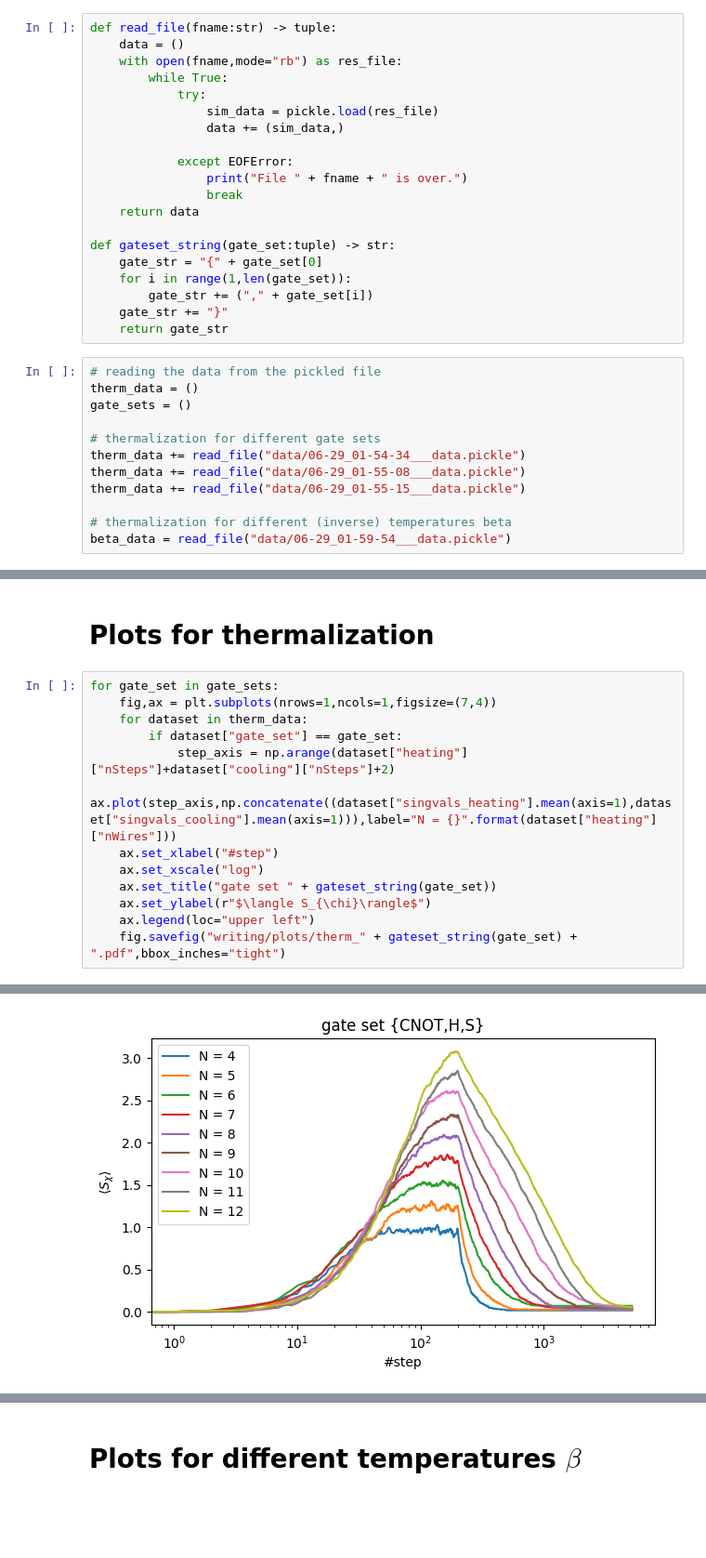
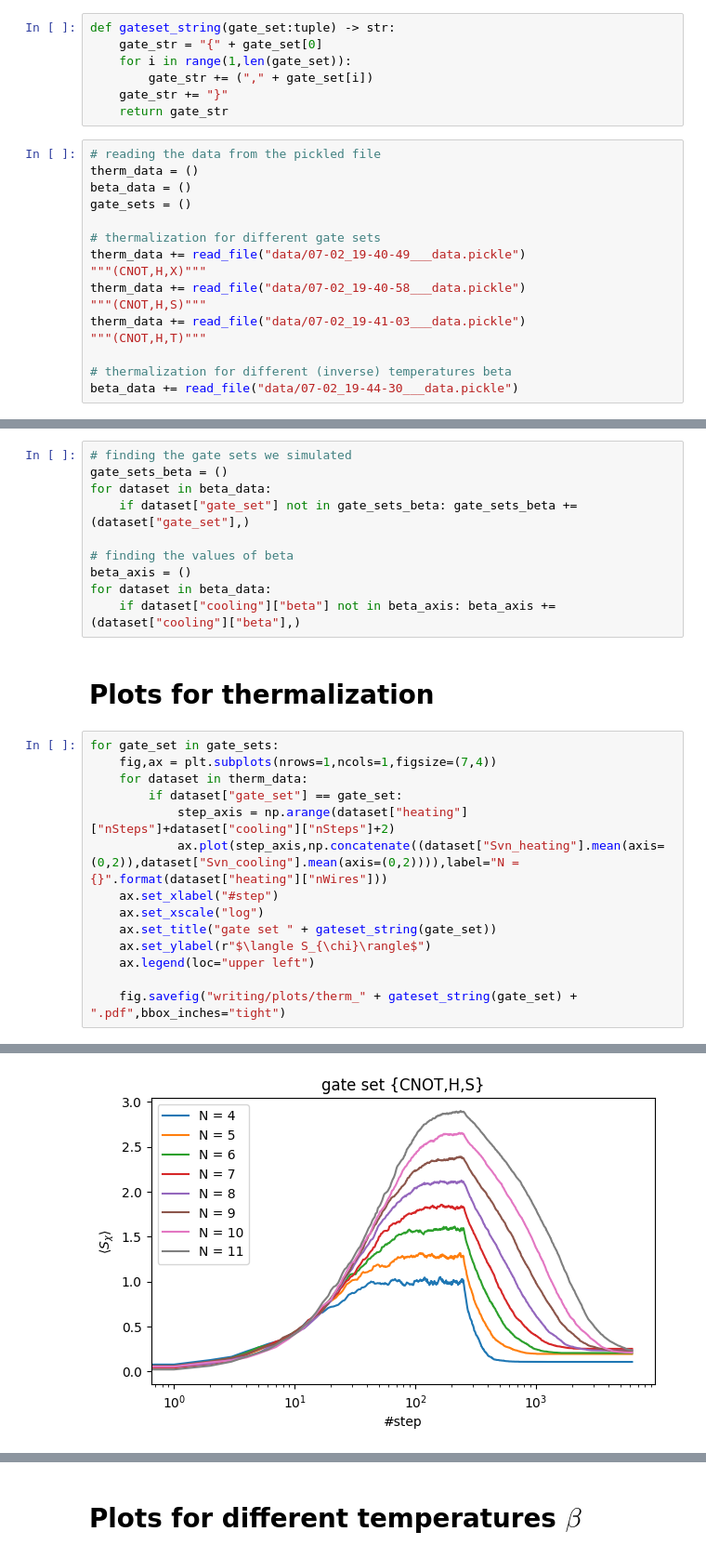
Before and after one commit to HendrikKuehne/entanglement_cooling, a Jupyter notebook: plotting.ipynb, the cells around one changed output, grey strips where cells are left out. Shown: that part at 93% size. Cells and saved outputs as stored; diff of their text form; blank space fills up the shorter version.

```diff
--- a/plotting.ipynb
+++ b/plotting.ipynb
@@ -12,19 +13,6 @@ import matplotlib.patches as mpatches
 lineMarkers = tuple(lineMarkers.keys())
 baseColors = tuple(BASE_COLORS.keys())
 # %%
-def read_file(fname:str) -> tuple:
-    data = ()
-    with open(fname,mode="rb") as res_file:
-        while True:
-            try:
-                sim_data = pickle.load(res_file)
-                data += (sim_data,)
-
-            except EOFError:
-                print("File " + fname + " is over.")
-                break
-    return data
-
 def gateset_string(gate_set:tuple) -> str:
     gate_str = "{" + gate_set[0]
     for i in range(1,len(gate_set)):
@@ -34,13 +22,17 @@ def gateset_string(gate_set:tuple) -> str:
 # %%
 # reading the data from the pickled file
 therm_data = ()
+beta_data = ()
 gate_sets = ()
 
 # thermalization for different gate sets
-therm_data += read_file("data/06-29_01-54-34___data.pickle")
-therm_data += read_file("data/06-29_01-55-08___data.pickle")
-therm_data += read_file("data/06-29_01-55-15___data.pickle")
+therm_data += read_file("data/07-02_19-40-49___data.pickle")
+"""(CNOT,H,X)"""
+therm_data += read_file("data/07-02_19-40-58___data.pickle")
+"""(CNOT,H,S)"""
+therm_data += read_file("data/07-02_19-41-03___data.pickle")
+"""(CNOT,H,T)"""
 
 # thermalization for different (inverse) temperatures beta
-beta_data = read_file("data/06-29_01-59-54___data.pickle")
+beta_data += read_file("data/07-02_19-44-30___data.pickle")
 # %% [output]
@@ -63,6 +50,16 @@ for dataset in beta_data:
 nWires_axis = ()
 for dataset in therm_data:
     if dataset["heating"]["nWires"] not in nWires_axis: nWires_axis += (dataset["heating"]["nWires"],)
+# %%
+# finding the gate sets we simulated
+gate_sets_beta = ()
+for dataset in beta_data:
+    if dataset["gate_set"] not in gate_sets_beta: gate_sets_beta += (dataset["gate_set"],)
+
+# finding the values of beta
+beta_axis = ()
+for dataset in beta_data:
+    if dataset["cooling"]["beta"] not in beta_axis: beta_axis += (dataset["cooling"]["beta"],)
 # %% [markdown]
 # Plots for thermalization
 # %%
@@ -71,11 +68,12 @@ for gate_set in gate_sets:
     for dataset in therm_data:
         if dataset["gate_set"] == gate_set:
             step_axis = np.arange(dataset["heating"]["nSteps"]+dataset["cooling"]["nSteps"]+2)
-            ax.plot(step_axis,np.concatenate((dataset["singvals_heating"].mean(axis=1),dataset["singvals_cooling"].mean(axis=1))),label="N = {}".format(dataset["heating"]["nWires"]))
+            ax.plot(step_axis,np.concatenate((dataset["Svn_heating"].mean(axis=(0,2)),dataset["Svn_cooling"].mean(axis=(0,2)))),label="N = {}".format(dataset["heating"]["nWires"]))
     ax.set_xlabel("#step")
     ax.set_xscale("log")
     ax.set_title("gate set " + gateset_string(gate_set))
     ax.set_ylabel(r"$\langle S_{\chi}\rangle$")
     ax.legend(loc="upper left")
+
     fig.savefig("writing/plots/therm_" + gateset_string(gate_set) + ".pdf",bbox_inches="tight")
 # %% [output]
@@ -83 +81 @@ for gate_set in gate_sets:
-[figure, old version]
+[figure, new version]
```
Also changed, not shown: parts of 6 cells of this notebook, 39 other files.
